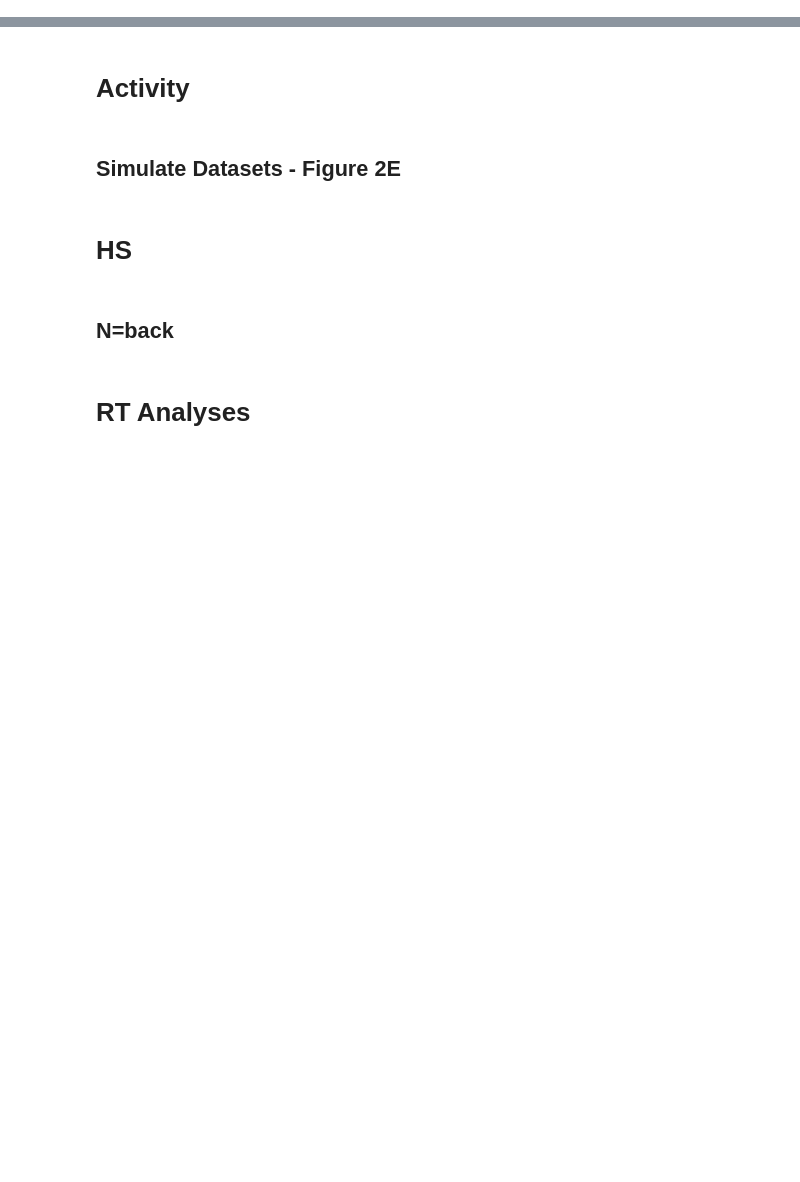
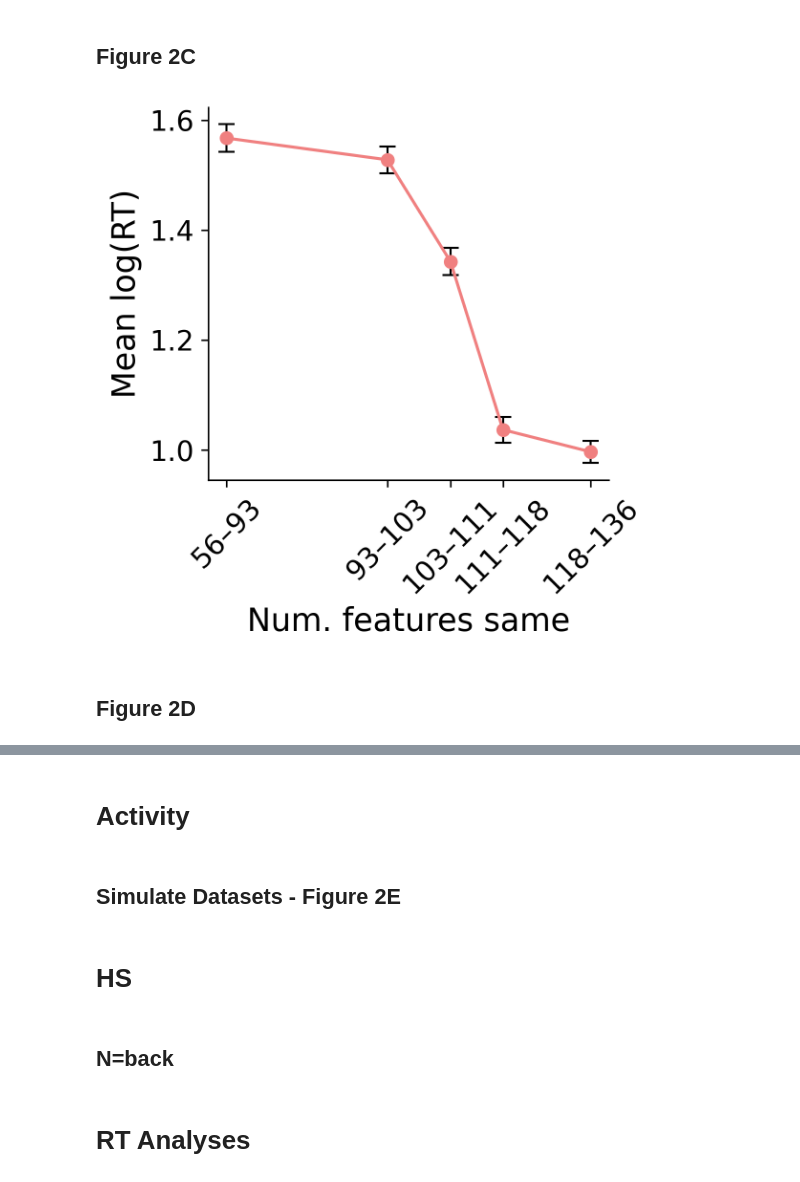
Before and after one commit to surabhisnath/process_modelling, a Jupyter notebook: scripts/Paper_Analysis.ipynb, the cells around one changed output, grey strips where cells are left out. Drawn from its saved outputs; the diff is of its cells as text; code cells hidden in the pictures; blank space fills up the shorter version.

```diff
--- a/scripts/Paper_Analysis.ipynb
+++ b/scripts/Paper_Analysis.ipynb
@@ -305,0 +266,23 @@ feature_cols = [col for col in data.columns if col.startswith('feature_')]
+# %% [markdown]
+## Figure 2C
+# %%
+data["sum_features"] = data[vf_featurecols].sum(axis=1)
+data["logRT"] = np.log(data["RT"] + 0.001)
+data = data[data["logRT"] > -1.6]   # removes RT < 200 ms
+# %%
+data["bin"] = pd.qcut(data["num_features_same"], q=5)
+group_stats = data.groupby("bin")["logRT"].agg(['mean', 'sem']).reset_index()
+x_positions = [ (interval.left + interval.right) / 2 for interval in group_stats["bin"] ]
+bin_labels = [f"{int(interval.left)}–{int(interval.right)}" for interval in group_stats["bin"]]
+plt.figure(figsize=(4, 4))
+plt.errorbar(x_positions, group_stats["mean"], yerr=group_stats["sem"], fmt='o-', color='lightcoral', ecolor='black', elinewidth=1, capsize=4)
+plt.xticks(ticks=x_positions, labels=bin_labels, rotation=45)
+plt.xlabel("Num. features same")
+plt.ylabel("Mean log(RT)")
+plt.tight_layout()
+plt.savefig("../plots/Figure2/2-C.pdf")
+plt.show();
+# %% [output]
+[figure, added]
+# %% [markdown]
+## Figure 2D
```
Also changed, not shown: parts of 55 cells of this notebook, 33 other files.
